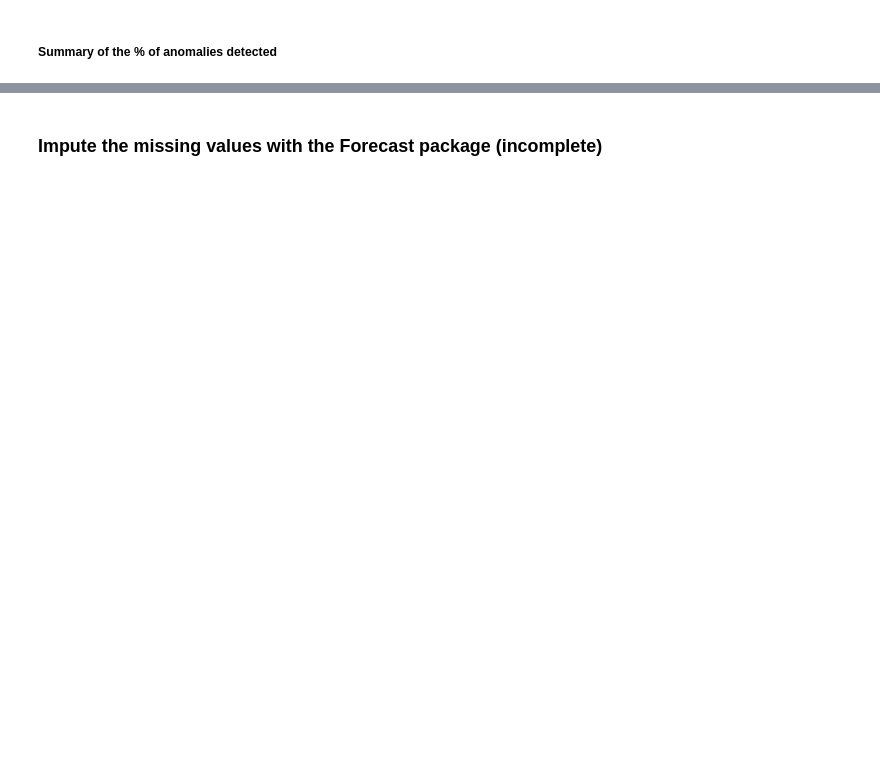
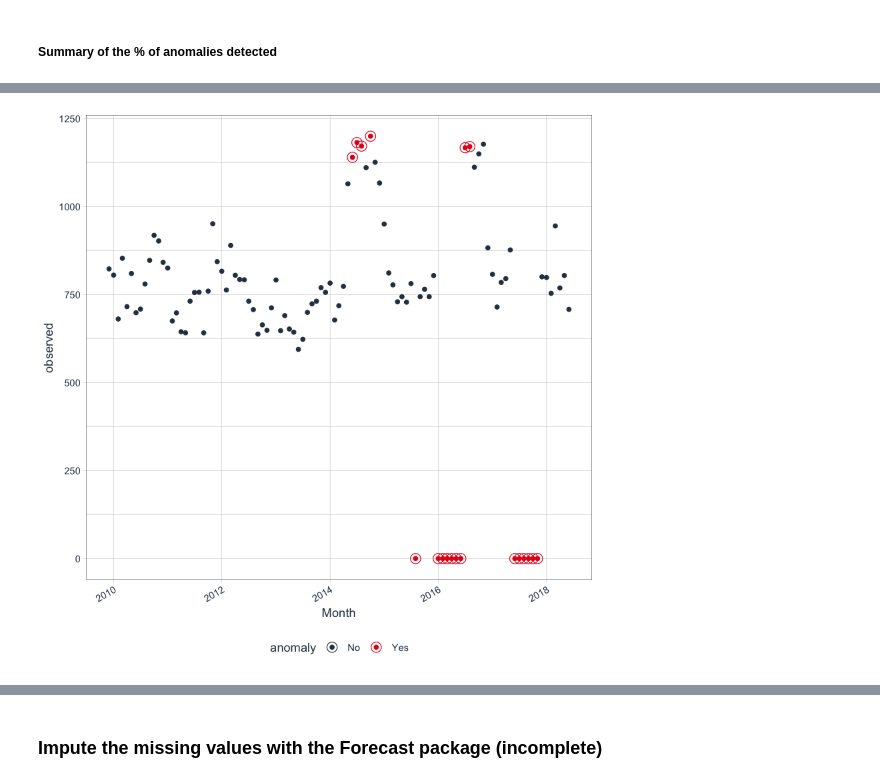
Before and after one commit to jasonfeiwang/Anomaly-Detectors, a Jupyter notebook: src/r/Time_Series_Decomposition_R.ipynb, the cells around one changed output, grey strips where cells are left out. Saved outputs shown, nothing was run; the diff lists cells and outputs as text; code cells hidden in the pictures; blank space fills up the shorter version.

```diff
--- a/src/r/Time_Series_Decomposition_R.ipynb
+++ b/src/r/Time_Series_Decomposition_R.ipynb
@@ -273,7 +307,7 @@ for (i in 1:length(accounts)) {
 #         anomalize(remainder) %>%
         time_recompose()
     ts_anomalized$Account = accounts[[i]]
-    results[[i]] <- ts_anomalized
+    results_stl[[i]] <- ts_anomalized
 }
 
 end.time <- Sys.time()
@@ -385,0 +462,4 @@ summary(summary_twitter$perc)
+# %%
+results_stl[[1]] %>% plot_anomalies()
+# %% [output]
+[figure, added]
```
Also changed, not shown: parts of 30 cells of this notebook, 3 other files.
